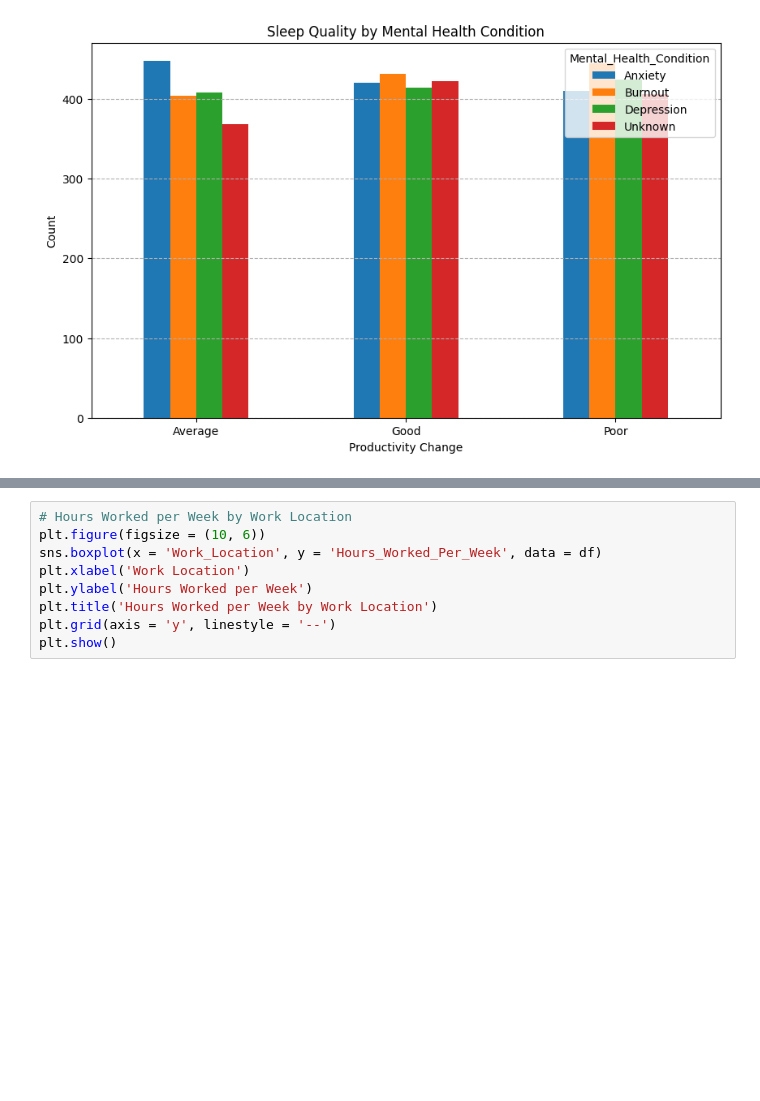
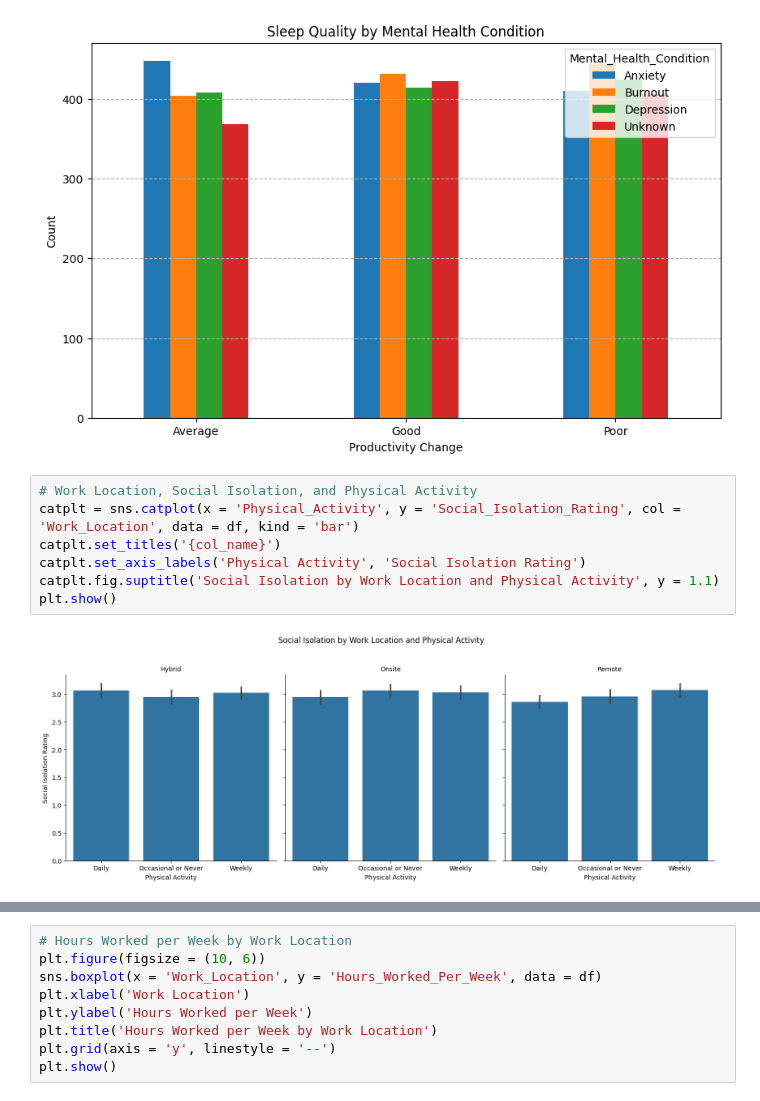
Before and after one commit to sibashisks/DataDrivenAnalysis_For_RemoteWork_And_MentalHealth, a Jupyter notebook: 03-EDA.ipynb, the cells around one changed output, grey strips where cells are left out. Saved outputs shown, nothing was run; the diff lists cells and outputs as text; blank space fills up the shorter version.

```diff
--- a/03-EDA.ipynb
+++ b/03-EDA.ipynb
@@ -99,3 +109,12 @@ plt.xticks(rotation = 0)
 plt.show()
 # %% [output]
 [figure]
+# %%
+# Work Location, Social Isolation, and Physical Activity
+catplt = sns.catplot(x = 'Physical_Activity', y = 'Social_Isolation_Rating', col = 'Work_Location', data = df, kind = 'bar')
+catplt.set_titles('{col_name}')
+catplt.set_axis_labels('Physical Activity', 'Social Isolation Rating')
+catplt.fig.suptitle('Social Isolation by Work Location and Physical Activity', y = 1.1)
+plt.show()
+# %% [output]
+[figure, added]
```
Also changed, not shown: parts of 6 cells of this notebook.
